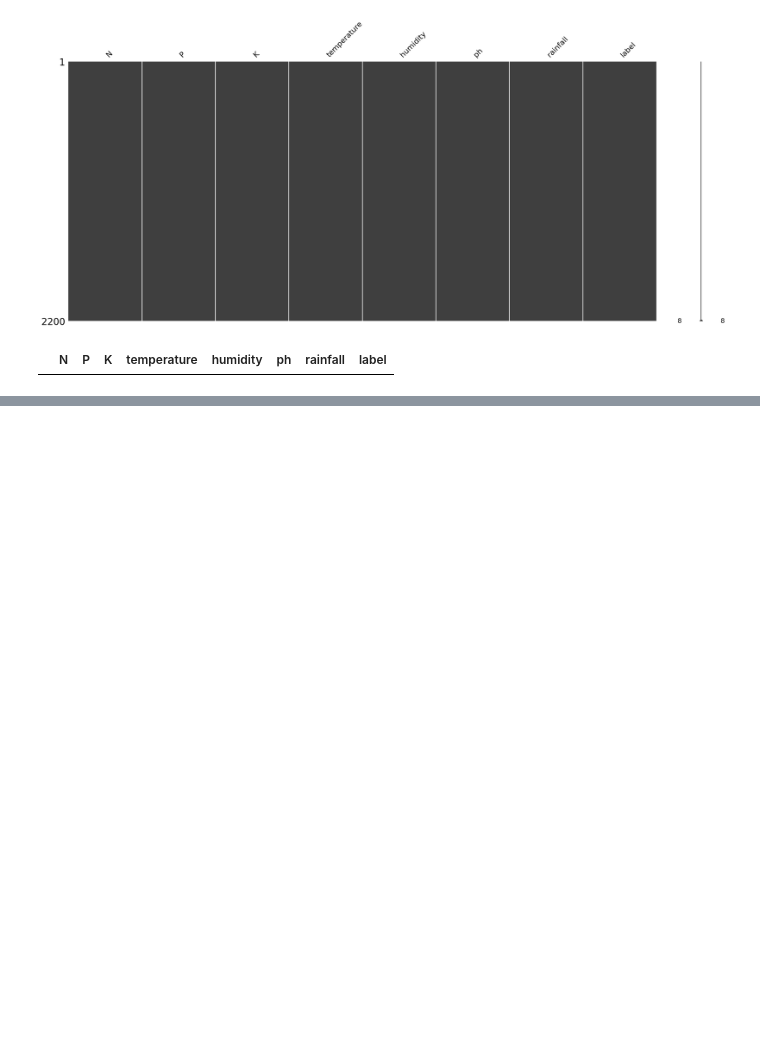
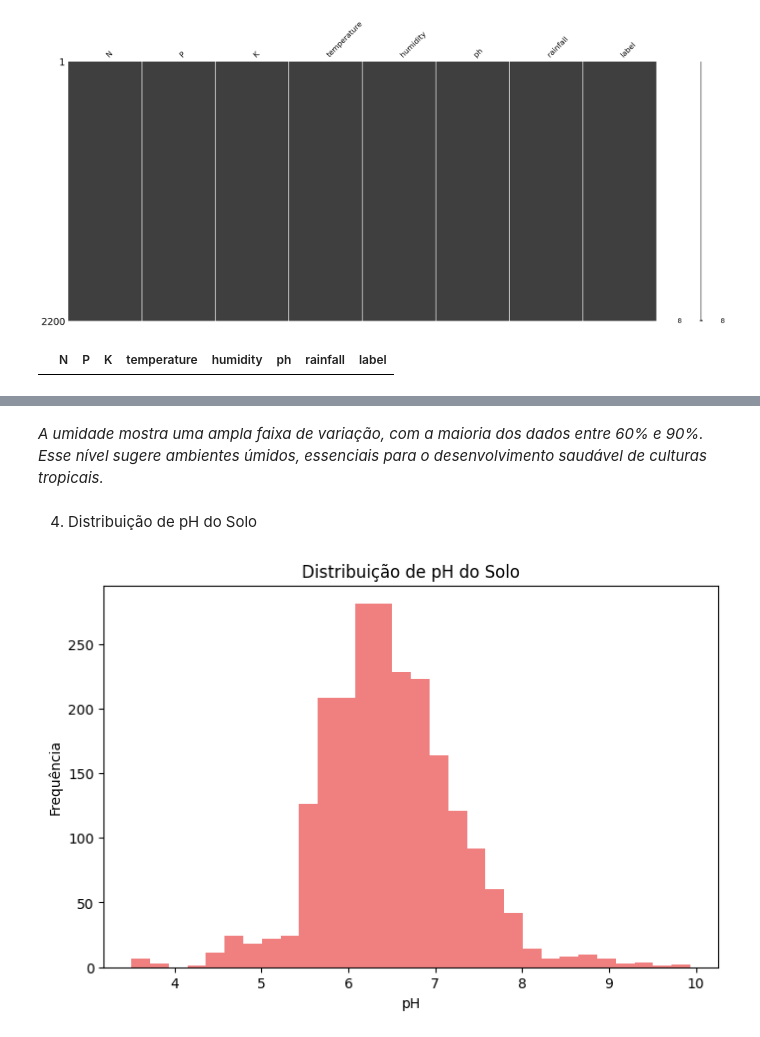
Before and after one commit to jonatasgomes/FIAP, a Jupyter notebook: Fase_3/Cap14/src/JônatasGomesAlves_RM559693_fase3_cap14.ipynb, the cells around one changed output, grey strips where cells are left out. Saved outputs shown, nothing was run; the diff lists cells and outputs as text; code cells hidden in the pictures; blank space fills up the shorter version.

```diff
--- a/Fase_3/Cap14/src/JônatasGomesAlves_RM559693_fase3_cap14.ipynb
+++ b/Fase_3/Cap14/src/JônatasGomesAlves_RM559693_fase3_cap14.ipynb
@@ -68,0 +132,13 @@ dados.drop_duplicates(inplace=True)
+# %% [markdown]
+*A umidade mostra uma ampla faixa de variação, com a maioria dos dados entre 60% e 90%. Esse nível sugere ambientes úmidos, essenciais para o desenvolvimento saudável de culturas tropicais.*
+# %% [markdown]
+4. Distribuição de pH do Solo
+# %%
+plt.figure(figsize=(8, 5))
+plt.hist(dados['ph'], bins=30, color='lightcoral')
+plt.title('Distribuição de pH do Solo')
+plt.xlabel('pH')
+plt.ylabel('Frequência')
+plt.show()
+# %% [output]
+[figure, added]
```
Also changed, not shown: parts of 25 cells of this notebook, 1 other file.
